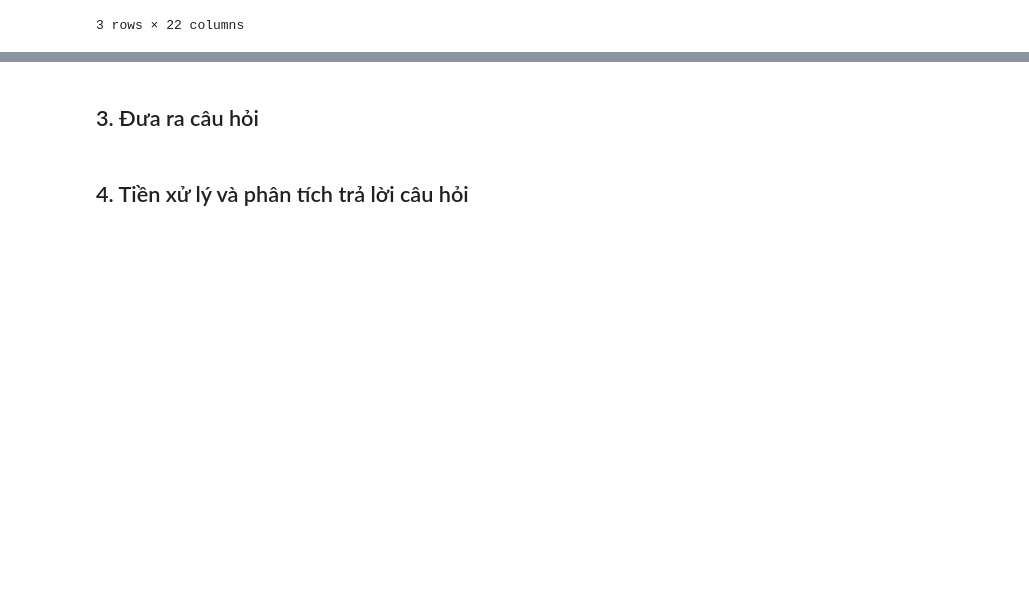
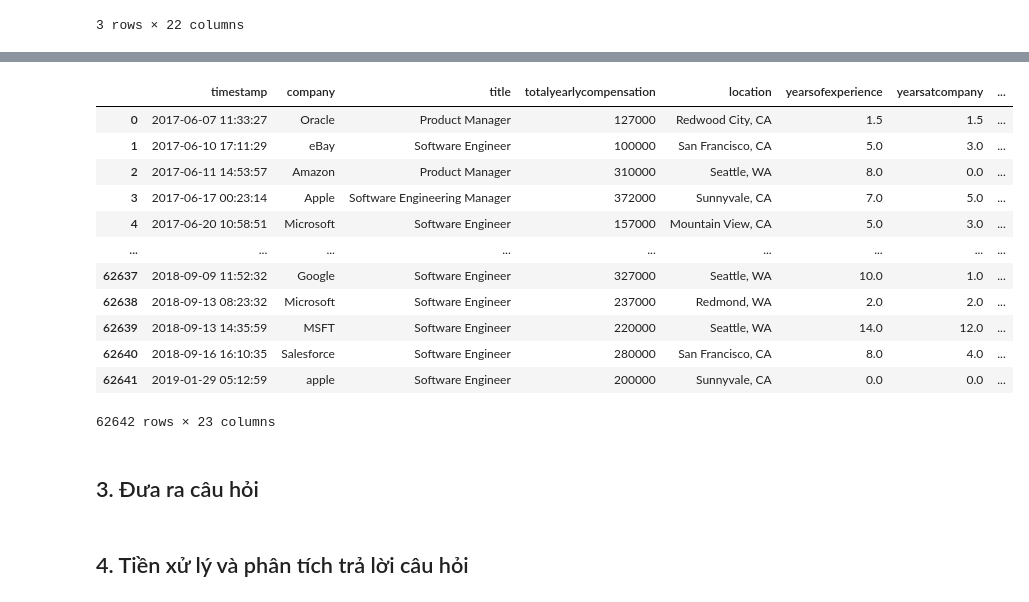
Before and after one commit to TanThinNguyen/P4DS-final-project, a Jupyter notebook: notebook.ipynb, the cells around one changed output, grey strips where cells are left out. Drawn from its saved outputs; the diff is of its cells as text; code cells hidden in the pictures; blank space fills up the shorter version.

```diff
--- a/notebook.ipynb
+++ b/notebook.ipynb
@@ -182,3 +190,21 @@ cate_col_profiles_df
+# %%
+race_cols = ["raceasian", "racewhite", "racetwoormore", "raceblack", "racehispanic", "level"]
+salary_df.drop(race_cols, axis=1, inplace=True)
+salary_df
+# %% [output]
+|  | timestamp | company | title | totalyearlycompensation | location | yearsofexperience | yearsatcompany | ... |
+| 0 | 2017-06-07 11:33:27 | Oracle | Product Manager | 127000 | Redwood City, CA | 1.5 | 1.5 | ... |
+| 1 | 2017-06-10 17:11:29 | eBay | Software Engineer | 100000 | San Francisco, CA | 5.0 | 3.0 | ... |
+| 2 | 2017-06-11 14:53:57 | Amazon | Product Manager | 310000 | Seattle, WA | 8.0 | 0.0 | ... |
+| 3 | 2017-06-17 00:23:14 | Apple | Software Engineering Manager | 372000 | Sunnyvale, CA | 7.0 | 5.0 | ... |
+| 4 | 2017-06-20 10:58:51 | Microsoft | Software Engineer | 157000 | Mountain View, CA | 5.0 | 3.0 | ... |
+| ... | ... | ... | ... | ... | ... | ... | ... | ... |
+| 62637 | 2018-09-09 11:52:32 | Google | Software Engineer | 327000 | Seattle, WA | 10.0 | 1.0 | ... |
+| 62638 | 2018-09-13 08:23:32 | Microsoft | Software Engineer | 237000 | Redmond, WA | 2.0 | 2.0 | ... |
+| 62639 | 2018-09-13 14:35:59 | MSFT | Software Engineer | 220000 | Seattle, WA | 14.0 | 12.0 | ... |
+| 62640 | 2018-09-16 16:10:35 | Salesforce | Software Engineer | 280000 | San Francisco, CA | 8.0 | 4.0 | ... |
+| 62641 | 2019-01-29 05:12:59 | apple | Software Engineer | 200000 | Sunnyvale, CA | 0.0 | 0.0 | ... |
+62642 rows × 23 columns
 # %% [markdown]
 ##  3. Đưa ra câu hỏi
 # %% [markdown]
```
Also changed, not shown: parts of 6 cells of this notebook.
